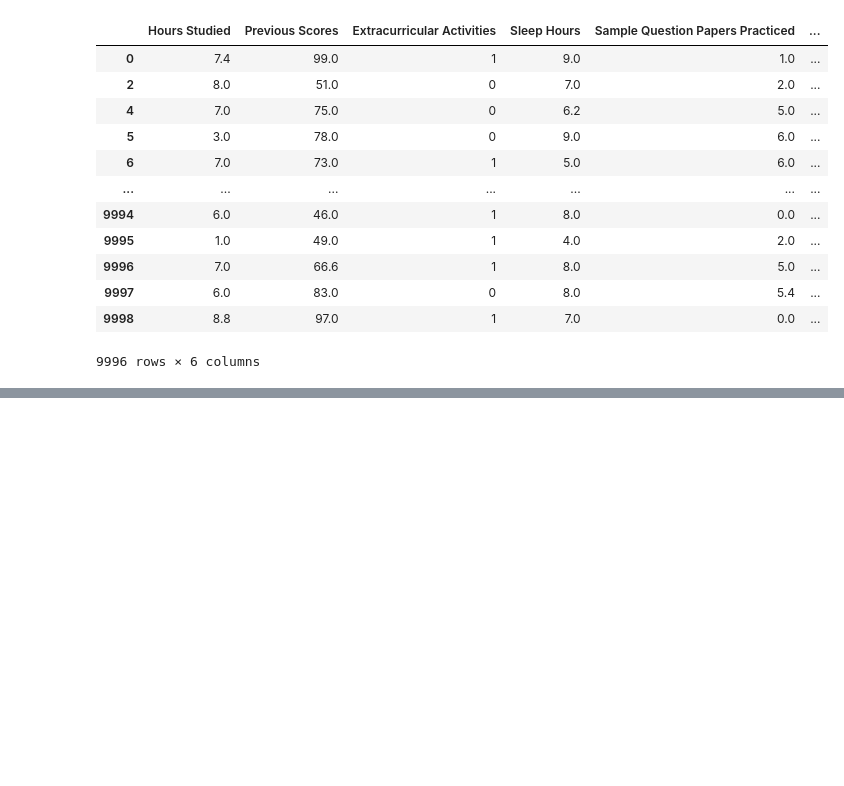
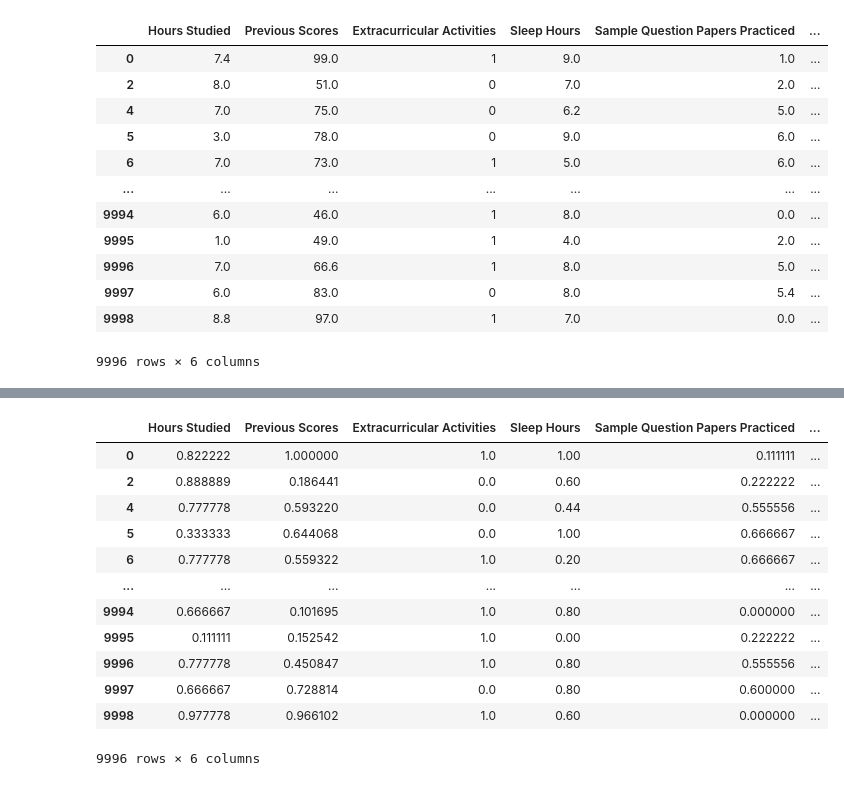
Before and after one commit to AhSanC25/Machine_Learning_Project, a Jupyter notebook: ML project.ipynb, the cells around one changed output, grey strips where cells are left out. Cells and saved outputs as stored; diff of their text form; code cells hidden in the pictures; blank space fills up the shorter version.

```diff
--- a/ML project.ipynb
+++ b/ML project.ipynb
@@ -1378,3 +1378,22 @@ df
 | 9997 | 6.0 | 83.0 | 0 | 8.0 | 5.4 | ... |
 | 9998 | 8.8 | 97.0 | 1 | 7.0 | 0.0 | ... |
 9996 rows × 6 columns
+# %%
+from sklearn.preprocessing import MinMaxScaler
+
+# 1. Initialize the Scaler
+scaler = MinMaxScaler()
+
+# 2. Select columns to scale
+# Usually, we scale all numeric features EXCEPT the Target variable ('Performance Index')
+# because we want to predict the real score, not a scaled version.
+features_to_scale = df.select_dtypes(include=['number']).columns.drop('Performance Index')
+
+print(f"Scaling these columns: {features_to_scale.tolist()}")
+
+# 3. Fit and Transform
+df[features_to_scale] = scaler.fit_transform(df[features_to_scale])
+
+# 4. Verify
+print("\nData after Scaling (First 5 rows):")
+print(df.head())
@@ -1380,0 +1417,16 @@ df
+# %%
+df
+# %% [output]
+|  | Hours Studied | Previous Scores | Extracurricular Activities | Sleep Hours | Sample Question Papers Practiced | ... |
+| 0 | 0.822222 | 1.000000 | 1.0 | 1.00 | 0.111111 | ... |
+| 2 | 0.888889 | 0.186441 | 0.0 | 0.60 | 0.222222 | ... |
+| 4 | 0.777778 | 0.593220 | 0.0 | 0.44 | 0.555556 | ... |
+| 5 | 0.333333 | 0.644068 | 0.0 | 1.00 | 0.666667 | ... |
+| 6 | 0.777778 | 0.559322 | 1.0 | 0.20 | 0.666667 | ... |
+| ... | ... | ... | ... | ... | ... | ... |
+| 9994 | 0.666667 | 0.101695 | 1.0 | 0.80 | 0.000000 | ... |
+| 9995 | 0.111111 | 0.152542 | 1.0 | 0.00 | 0.222222 | ... |
+| 9996 | 0.777778 | 0.450847 | 1.0 | 0.80 | 0.555556 | ... |
+| 9997 | 0.666667 | 0.728814 | 0.0 | 0.80 | 0.600000 | ... |
+| 9998 | 0.977778 | 0.966102 | 1.0 | 0.60 | 0.000000 | ... |
+9996 rows × 6 columns
```
Also changed, not shown: parts of 1 cell of this notebook.
